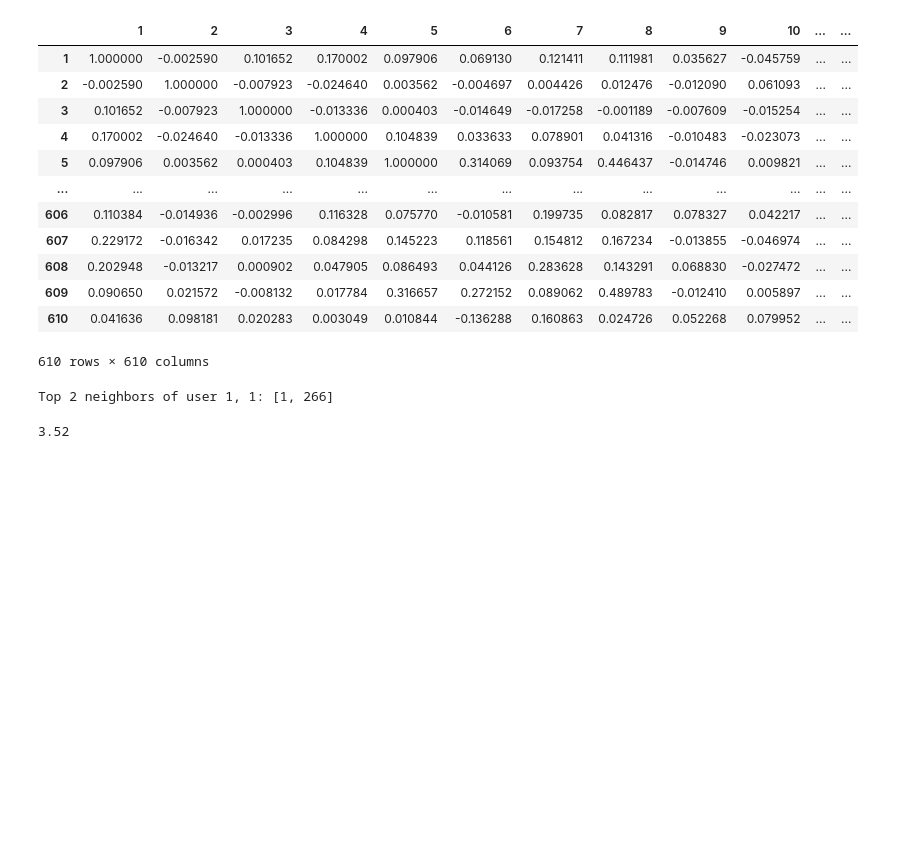
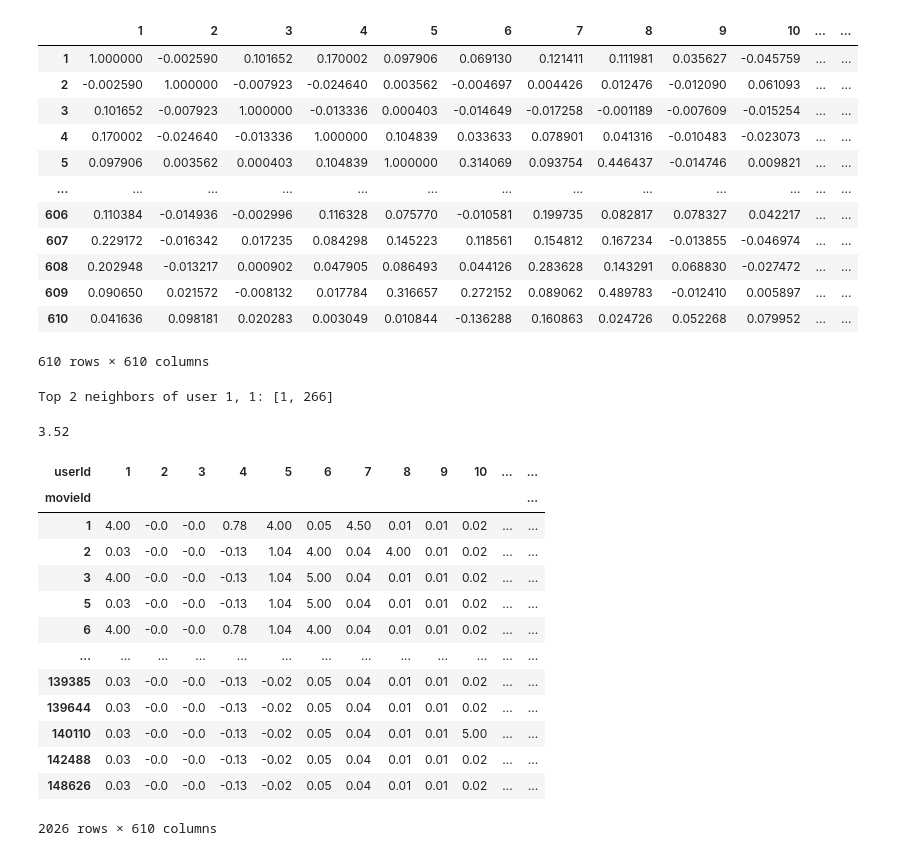
Before and after one commit to felmateos/movie-recommender-system, a Jupyter notebook: collaborative-based-models/rating_pred.ipynb, the cells around one changed output. Drawn from its saved outputs; the diff is of its cells as text; code cells hidden in the pictures; blank space fills up the shorter version.

```diff
--- a/collaborative-based-models/rating_pred.ipynb
+++ b/collaborative-based-models/rating_pred.ipynb
@@ -50,8 +50,8 @@ movies_title.head()
 | 139385 | The Revenant |
 | 134130 | The Martian |
 # %%
-user_movie_rating = ratings.merge(movies_title, on='movieId')
-user_movie_rating.head()
+rating_movie = ratings.merge(movies_title, on='movieId')
+rating_movie.head()
 # %% [output]
 |  | userId | movieId | rating | timestamp | title |
 | 0 | 1 | 1 | 4.0 | 964982703 | Toy Story |
@@ -75,7 +75,7 @@ Data columns (total 5 columns):
 dtypes: float64(1), int64(3), object(1)
 memory usage: 2.9+ MB
 # %%
-user_movie_mat = user_movie_rating.pivot(index='movieId', columns='userId', values='rating').fillna(0)
+user_movie_mat = rating_movie.pivot(index='movieId', columns='userId', values='rating').fillna(0)
 # %%
 user_movie_mat
 # %% [output]
@@ -164,29 +164,29 @@ def ger_user_rating(ratings_df: pd.DataFrame, user: str, avg_neighbor_rating: fl
 # %%
 def predict_rating(
     df: pd.DataFrame,
-    similarity_df: pd.DataFrame,
+    users_similarity_mat: pd.DataFrame,
     user: int,
     movie: int,
     n_neighbors: int = 2,
 ):
     """Predict the rating of a user for a movie based on the ratings of neighbors"""
-    ratings_df = df.copy()
+    user_movie_mat = df.copy()
 
-    rated_users = get_rated_user_for_a_movie(ratings_df, movie)
+    rated_users = get_rated_user_for_a_movie(user_movie_mat, movie)
 
     top_neighbors_distance = get_top_neighbors(
-        similarity_df, user, rated_users, n_neighbors
+        users_similarity_mat, user, rated_users, n_neighbors
     )
     neighbors, distance = top_neighbors_distance.keys(), top_neighbors_distance.values()
 
-    print(f"Top {n_neighbors} neighbors of user {user}, {movie}: {list(neighbors)}")
+    #print(f"Top {n_neighbors} neighbors of user {user}, {movie}: {list(neighbors)}")
 
-    ratings = get_ratings_of_neighbors(ratings_df, neighbors, movie)
+    ratings = get_ratings_of_neighbors(user_movie_mat, neighbors, movie)
     avg_neighbor_rating = get_weighted_average_rating_of_neighbors(
         ratings, list(distance)
     )
 
-    return ger_user_rating(ratings_df, user, avg_neighbor_rating)
+    return ger_user_rating(user_movie_mat, user, avg_neighbor_rating)
 # %%
 movie = 1 #toy story
 user1 = 1
@@ -195,3 +195,29 @@ rating
 # %% [output]
 Top 2 neighbors of user 1, 1: [1, 266]
 3.52
+# %%
+full_ratings = user_movie_mat.copy()
+
+for user, movies in full_ratings.items():
+    for movie in movies.keys():
+        if np.isnan(full_ratings.loc[movie, user]) or full_ratings.loc[movie, user] == 0:
+            full_ratings.loc[movie, user] = predict_rating(
+                user_movie_mat, users_similarity_mat, user, movie
+            )
+# %%
+full_ratings
+# %% [output]
+| userId | 1 | 2 | 3 | 4 | 5 | 6 | 7 | 8 | 9 | 10 | ... | ... |
+| movieId |  |  |  |  |  |  |  |  |  |  |  | ... |
+| 1 | 4.00 | -0.0 | -0.0 | 0.78 | 4.00 | 0.05 | 4.50 | 0.01 | 0.01 | 0.02 | ... | ... |
+| 2 | 0.03 | -0.0 | -0.0 | -0.13 | 1.04 | 4.00 | 0.04 | 4.00 | 0.01 | 0.02 | ... | ... |
+| 3 | 4.00 | -0.0 | -0.0 | -0.13 | 1.04 | 5.00 | 0.04 | 0.01 | 0.01 | 0.02 | ... | ... |
+| 5 | 0.03 | -0.0 | -0.0 | -0.13 | 1.04 | 5.00 | 0.04 | 0.01 | 0.01 | 0.02 | ... | ... |
+| 6 | 4.00 | -0.0 | -0.0 | 0.78 | 1.04 | 4.00 | 0.04 | 0.01 | 0.01 | 0.02 | ... | ... |
+| ... | ... | ... | ... | ... | ... | ... | ... | ... | ... | ... | ... | ... |
+| 139385 | 0.03 | -0.0 | -0.0 | -0.13 | -0.02 | 0.05 | 0.04 | 0.01 | 0.01 | 0.02 | ... | ... |
+| 139644 | 0.03 | -0.0 | -0.0 | -0.13 | -0.02 | 0.05 | 0.04 | 0.01 | 0.01 | 0.02 | ... | ... |
+| 140110 | 0.03 | -0.0 | -0.0 | -0.13 | -0.02 | 0.05 | 0.04 | 0.01 | 0.01 | 5.00 | ... | ... |
+| 142488 | 0.03 | -0.0 | -0.0 | -0.13 | -0.02 | 0.05 | 0.04 | 0.01 | 0.01 | 0.02 | ... | ... |
+| 148626 | 0.03 | -0.0 | -0.0 | -0.13 | -0.02 | 0.05 | 0.04 | 0.01 | 0.01 | 0.02 | ... | ... |
+2026 rows × 610 columns
```
Also changed, not shown: parts of 4 cells of this notebook, 5 other files.
